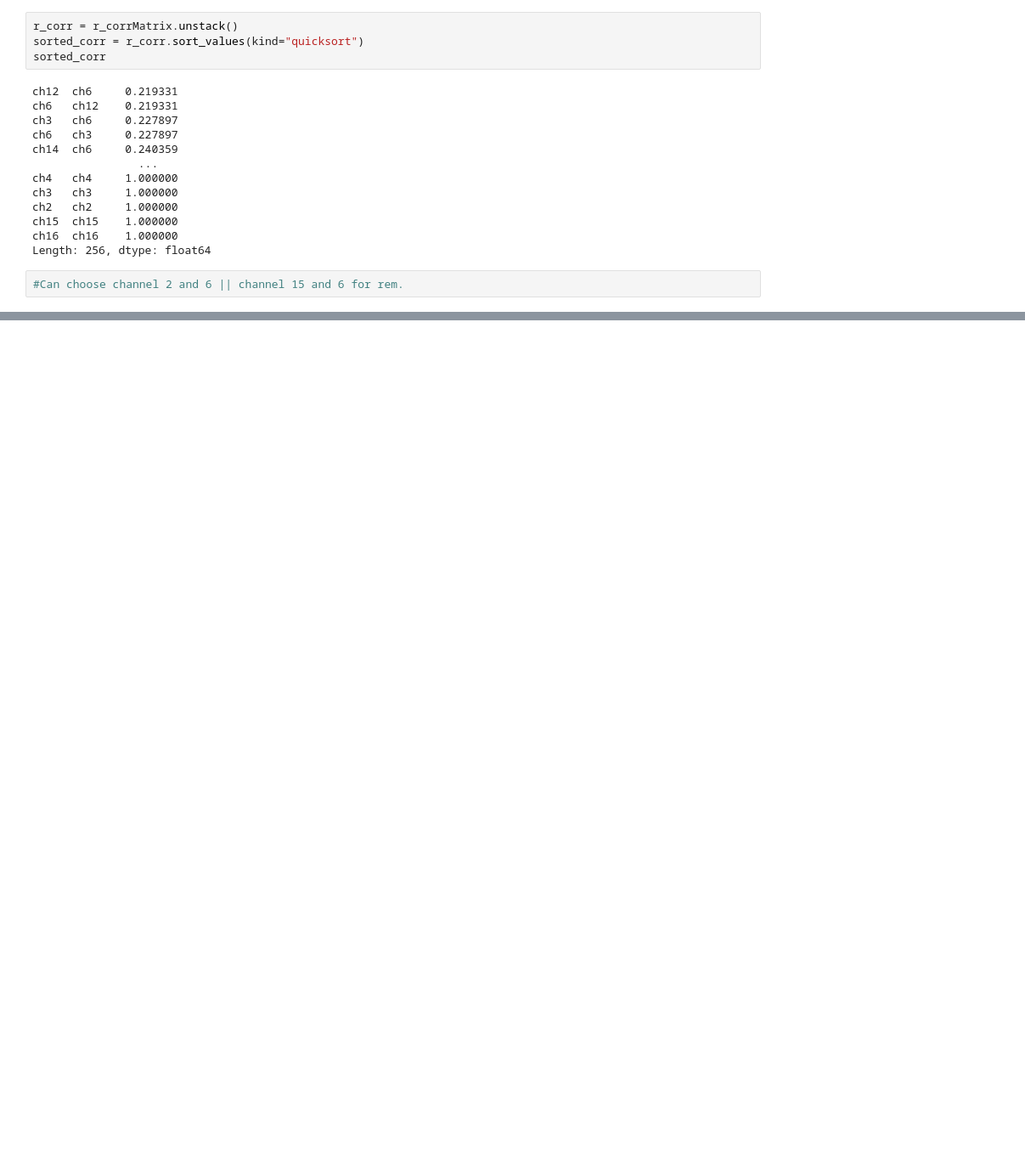
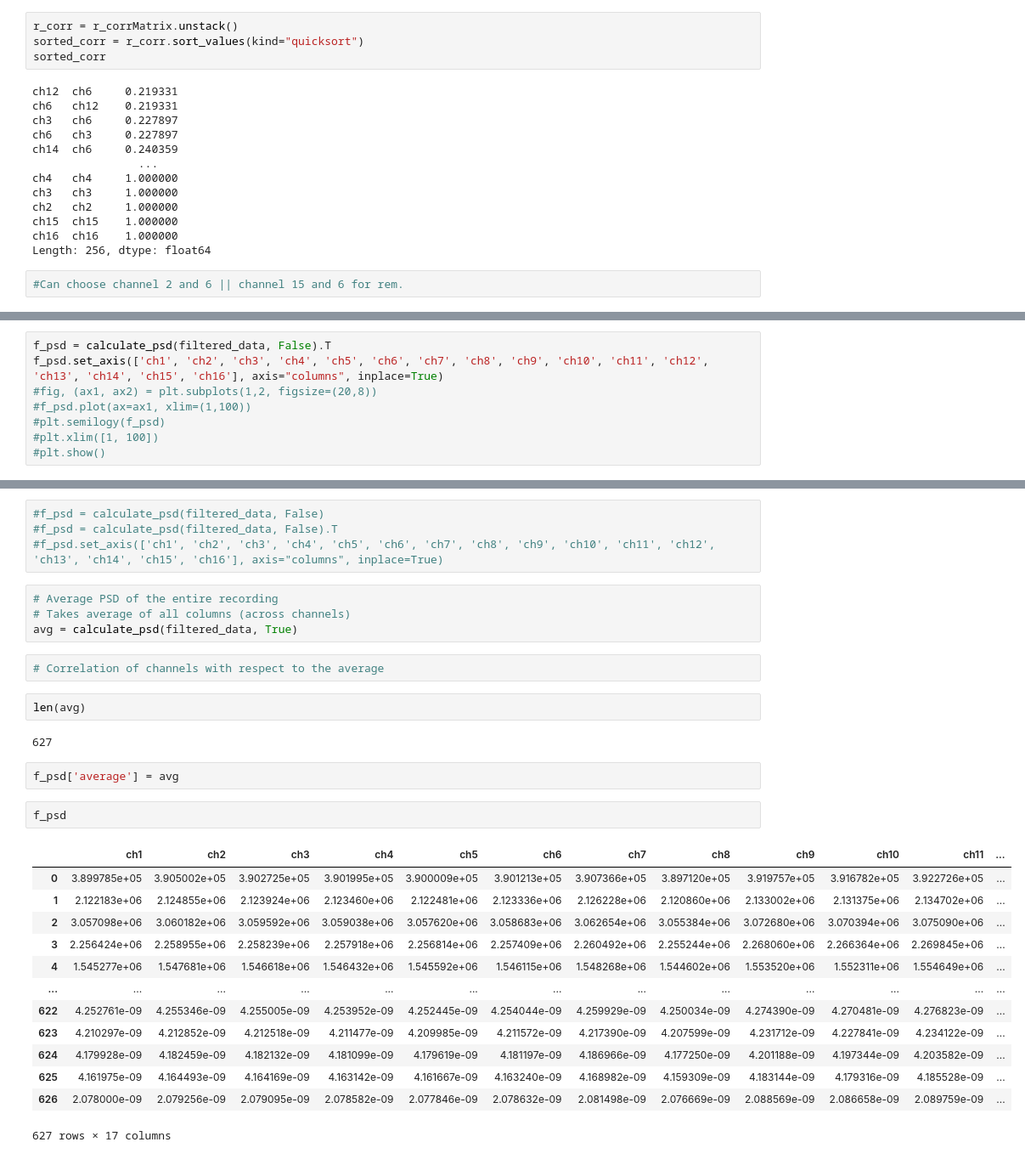
Before and after one commit to GokceUzun/BEng-Project, a Jupyter notebook: Power.ipynb, the cells around one changed output, grey strips where cells are left out. Shown at 85% size. Saved outputs shown, nothing was run; the diff lists cells and outputs as text; blank space fills up the shorter version.

```diff
--- a/Power.ipynb
+++ b/Power.ipynb
@@ -260,0 +262,8 @@ plt.show()
+# %%
+f_psd = calculate_psd(filtered_data, False).T
+f_psd.set_axis(['ch1', 'ch2', 'ch3', 'ch4', 'ch5', 'ch6', 'ch7', 'ch8', 'ch9', 'ch10', 'ch11', 'ch12', 'ch13', 'ch14', 'ch15', 'ch16'], axis="columns", inplace=True)
+#fig, (ax1, ax2) = plt.subplots(1,2, figsize=(20,8))
+#f_psd.plot(ax=ax1, xlim=(1,100))
+#plt.semilogy(f_psd)
+#plt.xlim([1, 100])
+#plt.show()
@@ -260,0 +281,32 @@ plt.show()
+# %%
+#f_psd = calculate_psd(filtered_data, False)
+#f_psd = calculate_psd(filtered_data, False).T
+#f_psd.set_axis(['ch1', 'ch2', 'ch3', 'ch4', 'ch5', 'ch6', 'ch7', 'ch8', 'ch9', 'ch10', 'ch11', 'ch12', 'ch13', 'ch14', 'ch15', 'ch16'], axis="columns", inplace=True)
+# %%
+# Average PSD of the entire recording
+# Takes average of all columns (across channels)
+avg = calculate_psd(filtered_data, True)
+# %%
+# Correlation of channels with respect to the average
+# %%
+len(avg)
+# %% [output]
+627
+# %%
+f_psd['average'] = avg
+# %%
+f_psd
+# %% [output]
+|  | ch1 | ch2 | ch3 | ch4 | ch5 | ch6 | ch7 | ch8 | ch9 | ch10 | ch11 | ... |
+| 0 | 3.899785e+05 | 3.905002e+05 | 3.902725e+05 | 3.901995e+05 | 3.900009e+05 | 3.901213e+05 | 3.907366e+05 | 3.897120e+05 | 3.919757e+05 | 3.916782e+05 | 3.922726e+05 | ... |
+| 1 | 2.122183e+06 | 2.124855e+06 | 2.123924e+06 | 2.123460e+06 | 2.122481e+06 | 2.123336e+06 | 2.126228e+06 | 2.120860e+06 | 2.133002e+06 | 2.131375e+06 | 2.134702e+06 | ... |
+| 2 | 3.057098e+06 | 3.060182e+06 | 3.059592e+06 | 3.059038e+06 | 3.057620e+06 | 3.058683e+06 | 3.062654e+06 | 3.055384e+06 | 3.072680e+06 | 3.070394e+06 | 3.075090e+06 | ... |
+| 3 | 2.256424e+06 | 2.258955e+06 | 2.258239e+06 | 2.257918e+06 | 2.256814e+06 | 2.257409e+06 | 2.260492e+06 | 2.255244e+06 | 2.268060e+06 | 2.266364e+06 | 2.269845e+06 | ... |
+| 4 | 1.545277e+06 | 1.547681e+06 | 1.546618e+06 | 1.546432e+06 | 1.545592e+06 | 1.546115e+06 | 1.548268e+06 | 1.544602e+06 | 1.553520e+06 | 1.552311e+06 | 1.554649e+06 | ... |
+| ... | ... | ... | ... | ... | ... | ... | ... | ... | ... | ... | ... | ... |
+| 622 | 4.252761e-09 | 4.255346e-09 | 4.255005e-09 | 4.253952e-09 | 4.252445e-09 | 4.254044e-09 | 4.259929e-09 | 4.250034e-09 | 4.274390e-09 | 4.270481e-09 | 4.276823e-09 | ... |
+| 623 | 4.210297e-09 | 4.212852e-09 | 4.212518e-09 | 4.211477e-09 | 4.209985e-09 | 4.211572e-09 | 4.217390e-09 | 4.207599e-09 | 4.231712e-09 | 4.227841e-09 | 4.234122e-09 | ... |
+| 624 | 4.179928e-09 | 4.182459e-09 | 4.182132e-09 | 4.181099e-09 | 4.179619e-09 | 4.181197e-09 | 4.186966e-09 | 4.177250e-09 | 4.201188e-09 | 4.197344e-09 | 4.203582e-09 | ... |
+| 625 | 4.161975e-09 | 4.164493e-09 | 4.164169e-09 | 4.163142e-09 | 4.161667e-09 | 4.163240e-09 | 4.168982e-09 | 4.159309e-09 | 4.183144e-09 | 4.179316e-09 | 4.185528e-09 | ... |
+| 626 | 2.078000e-09 | 2.079256e-09 | 2.079095e-09 | 2.078582e-09 | 2.077846e-09 | 2.078632e-09 | 2.081498e-09 | 2.076669e-09 | 2.088569e-09 | 2.086658e-09 | 2.089759e-09 | ... |
+627 rows × 17 columns
```
Also changed, not shown: parts of 14 cells of this notebook.
